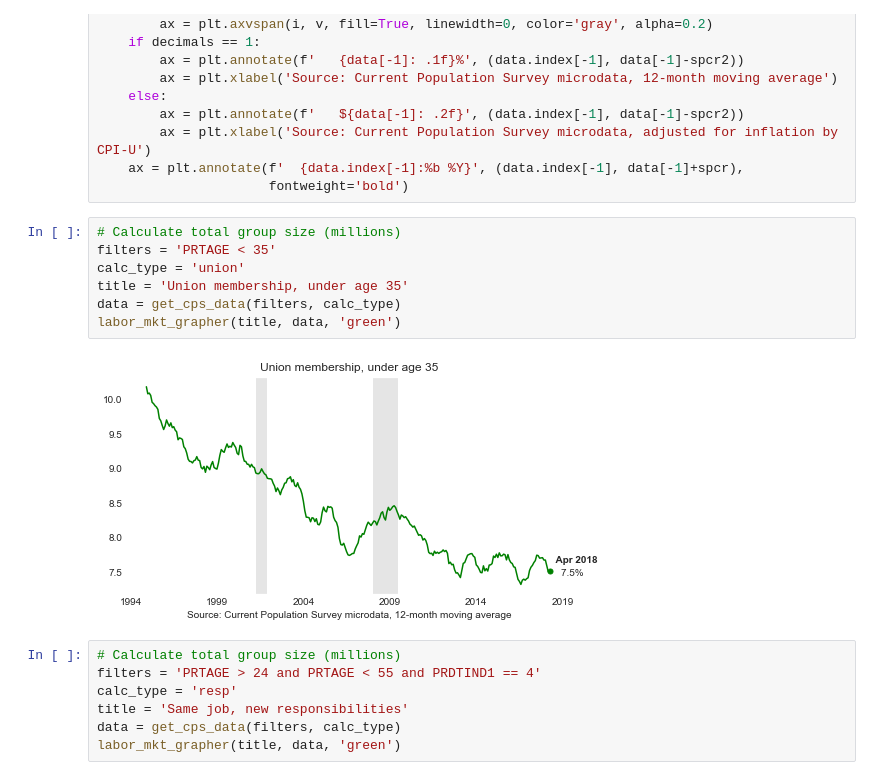
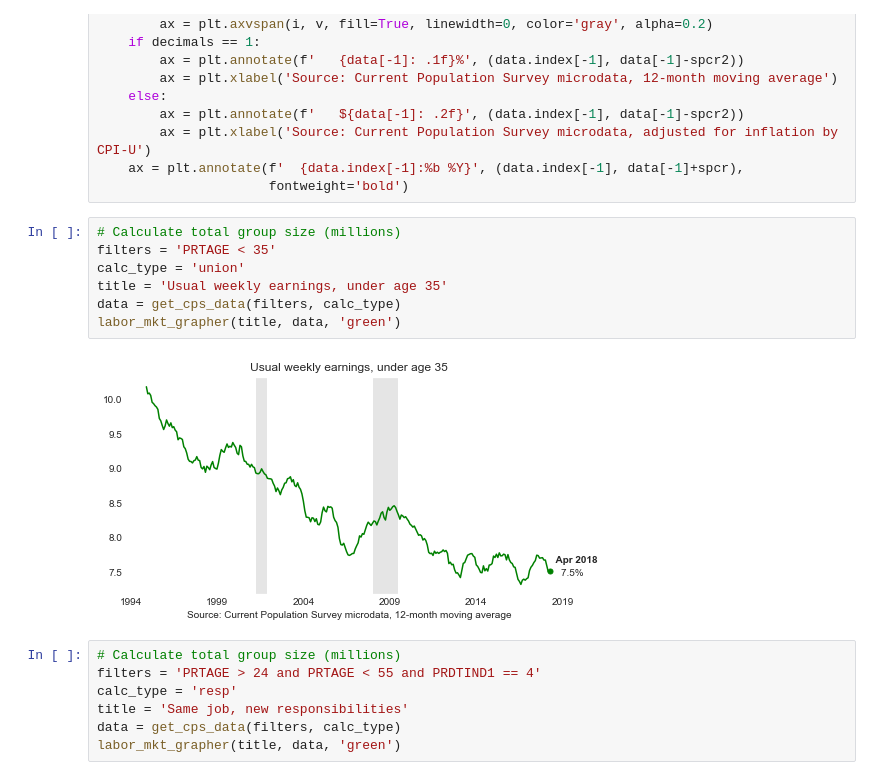
Before and after one commit to bdecon/econ_data, a Jupyter notebook: micro/CPS_Labor_Market_Grapher.ipynb, the cells around one changed output. Cells and saved outputs as stored; diff of their text form.

```diff
--- a/micro/CPS_Labor_Market_Grapher.ipynb
+++ b/micro/CPS_Labor_Market_Grapher.ipynb
@@ -162,12 +162,12 @@ def labor_mkt_grapher(title, data, color, decimals=1):
 # %%
 # Calculate total group size (millions)
 filters = 'PRTAGE < 35'
 calc_type = 'union'
-title = 'Union membership, under age 35'
+title = 'Usual weekly earnings, under age 35'
 data = get_cps_data(filters, calc_type)
 labor_mkt_grapher(title, data, 'green')
 # %% [output]
-[figure, old version]
+[figure, new version]
 # %%
 # Calculate total group size (millions)
 filters = 'PRTAGE > 24 and PRTAGE < 55 and PRDTIND1 == 4'
```
Also changed, not shown: parts of 7 cells of this notebook, 6 other files.
